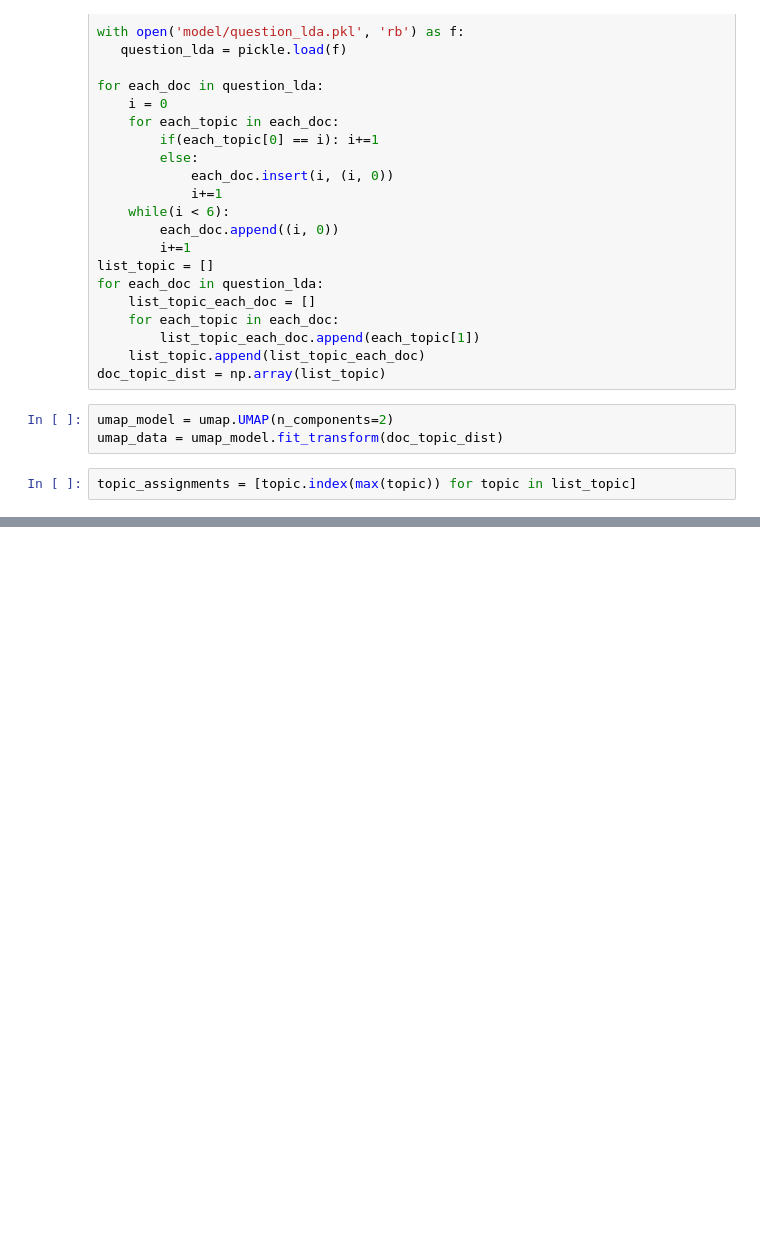
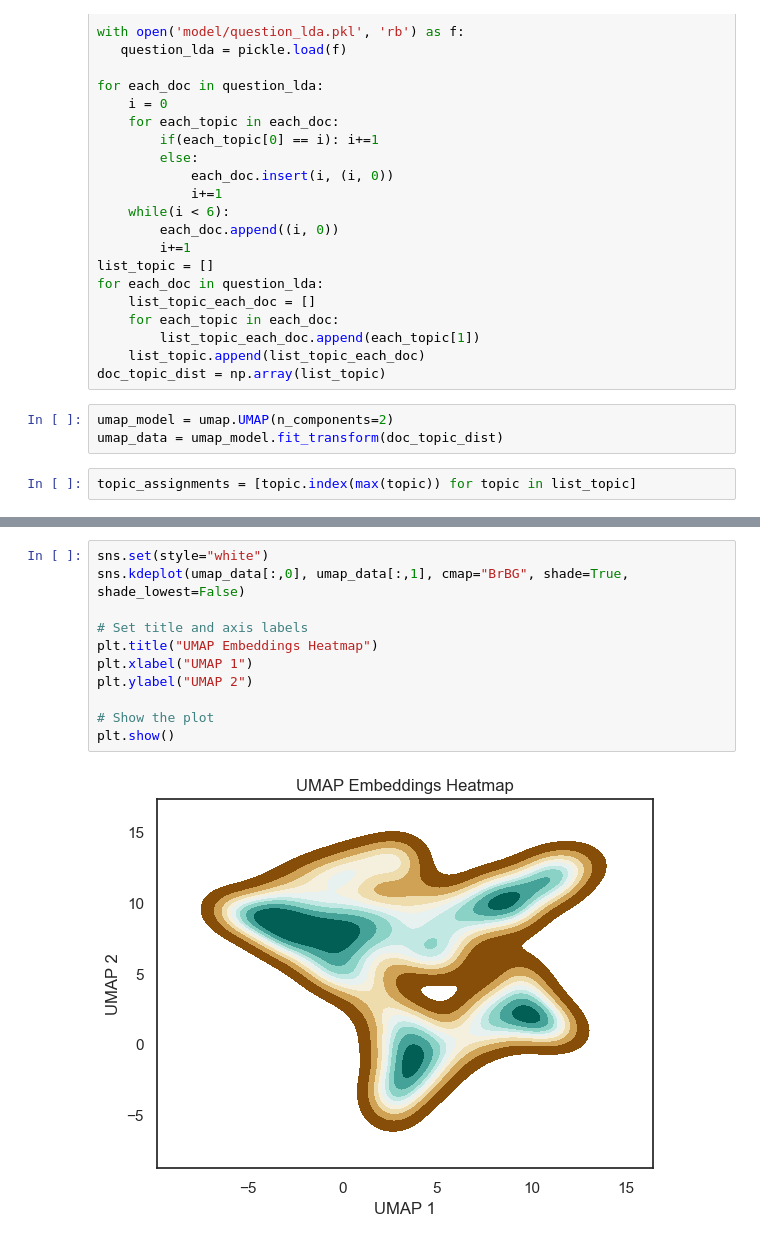
Before and after one commit to PreamJ/LDA_TopicModelling_Legal, a Jupyter notebook: UMAP.ipynb, the cells around one changed output, grey strips where cells are left out. Drawn from its saved outputs; the diff is of its cells as text; blank space fills up the shorter version.

```diff
--- a/UMAP.ipynb
+++ b/UMAP.ipynb
@@ -63,0 +65,13 @@ plt.show()
+# %%
+sns.set(style="white")
+sns.kdeplot(umap_data[:,0], umap_data[:,1], cmap="BrBG", shade=True, shade_lowest=False)
+
+# Set title and axis labels
+plt.title("UMAP Embeddings Heatmap")
+plt.xlabel("UMAP 1")
+plt.ylabel("UMAP 2")
+
+# Show the plot
+plt.show()
+# %% [output]
+[figure, added]
```
Also changed, not shown: parts of 5 cells of this notebook, 1 other file.
